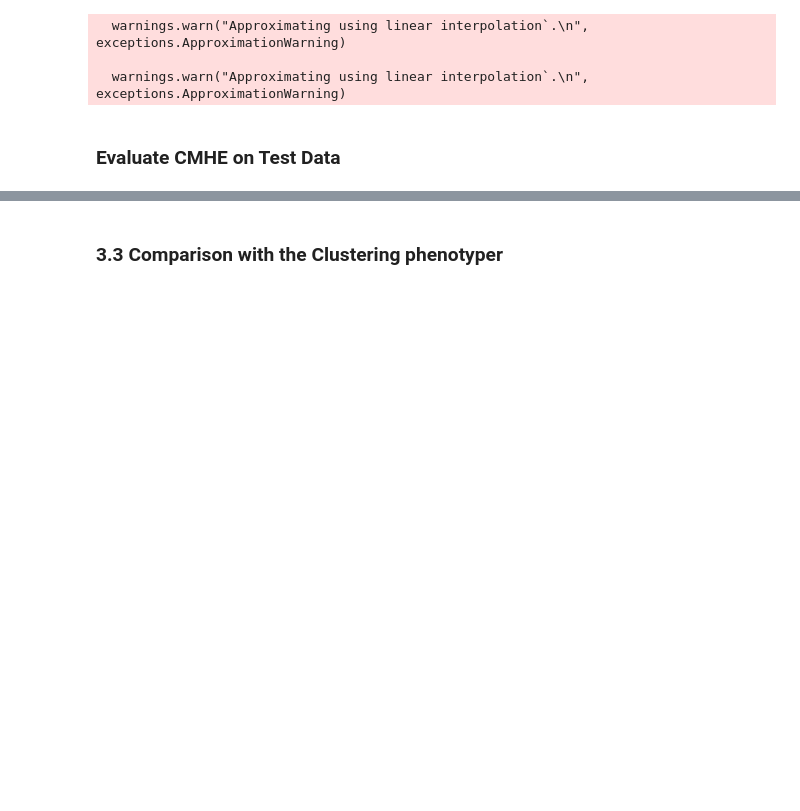
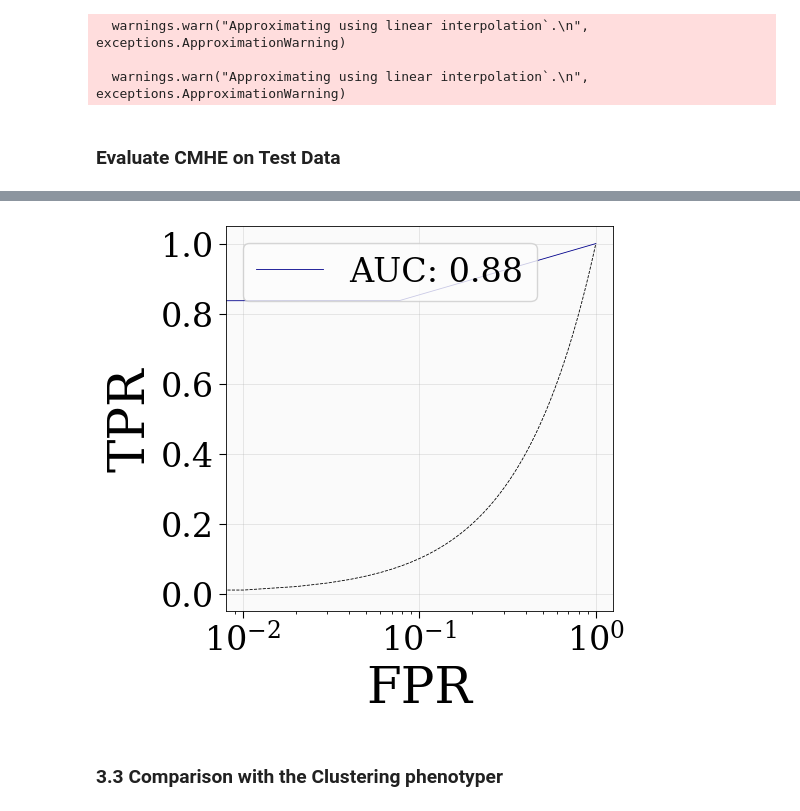
Before and after one commit to autonlab/auton-survival, a Jupyter notebook: examples/Demo of CMHE on Synthetic Data.ipynb, the cells around one changed output, grey strips where cells are left out. Saved outputs shown, nothing was run; the diff lists cells and outputs as text; code cells hidden in the pictures; blank space fills up the shorter version.

```diff
--- a/examples/Demo of CMHE on Synthetic Data.ipynb
+++ b/examples/Demo of CMHE on Synthetic Data.ipynb
@@ -242,3 +262,16 @@ Distribution of individuals in each treatement phenotype in the test data: [1098
+# %%
+from auton_survival.phenotyping import SurvivalVirtualTwinsPhenotyper
+
+phenotyper = SurvivalVirtualTwinsPhenotyper()
+phenogroups = phenotyper.fit_predict(features_tr, outcomes_tr, a_tr, horizon=5)
+
+# Let's take a look at the phenogroups
+phenogroups
+# %%
+# Now let us evaluate our performance
+plot_phenotypes_roc(outcomes_tr, phenogroups)
+# %% [output]
+[figure, added]
 # %% [markdown]
 <a id="clustering"></a>
 ### 3.3 Comparison with the Clustering phenotyper
```
Also changed, not shown: parts of 16 cells of this notebook, 6 other files.
